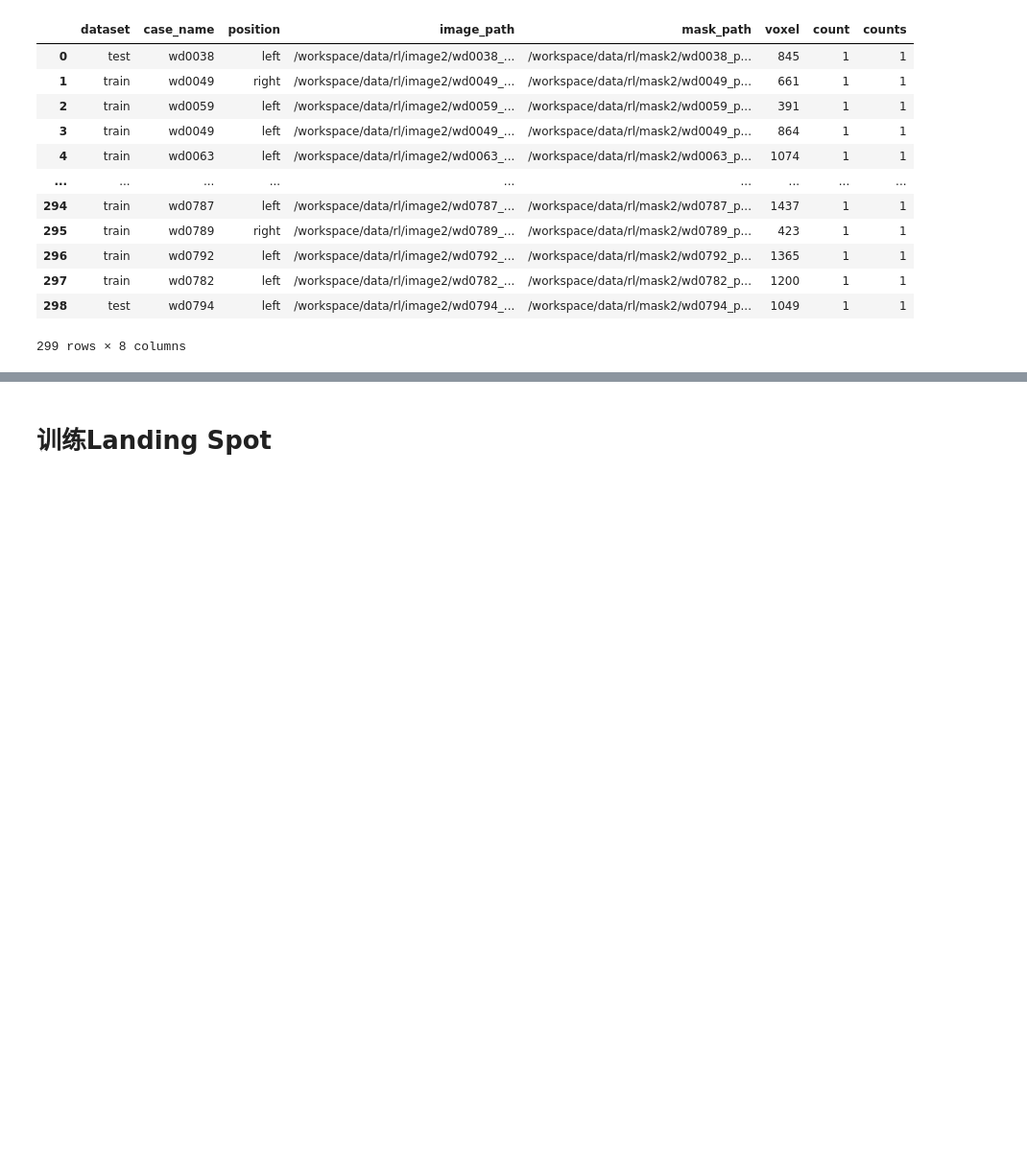
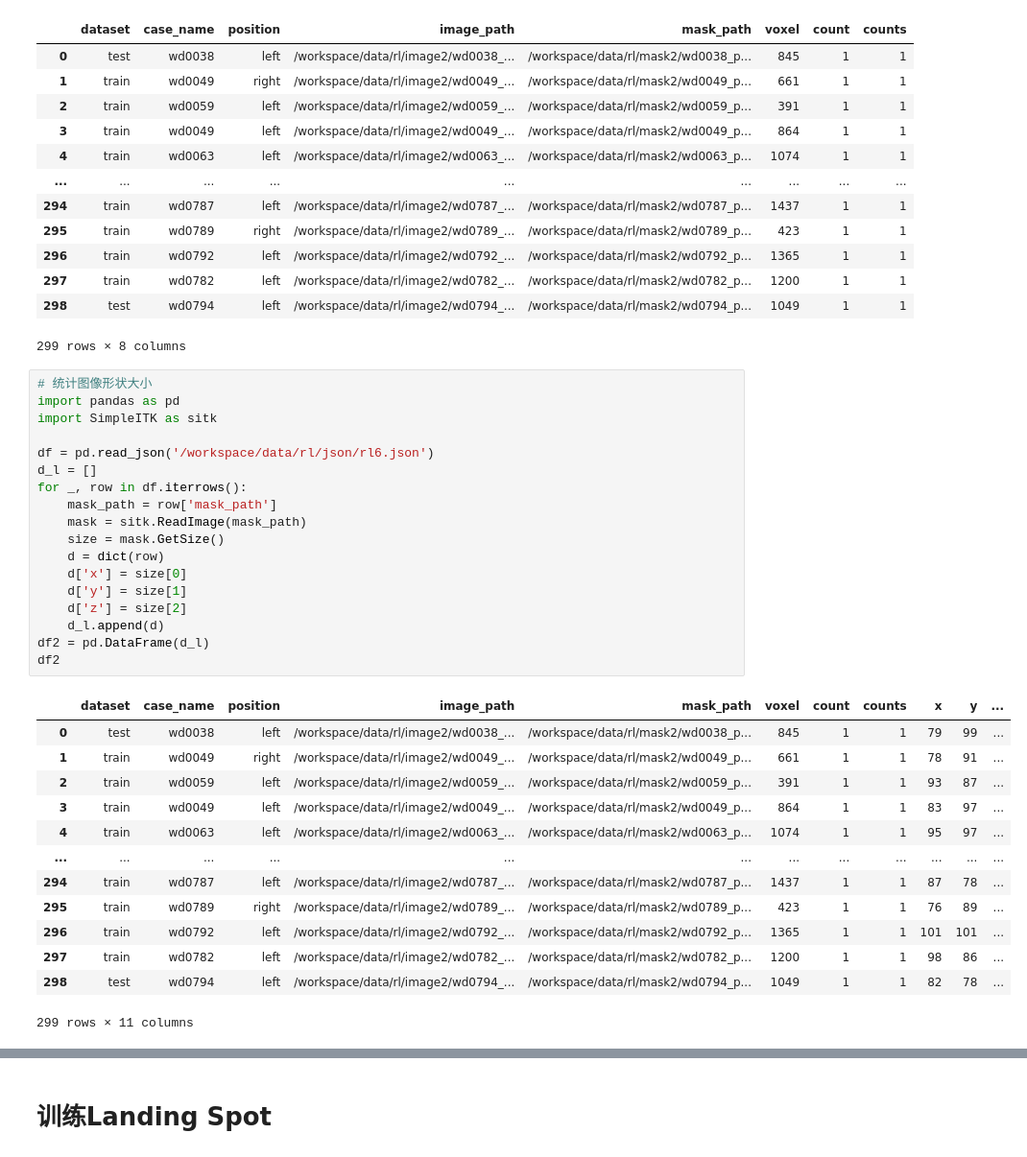
Before and after one commit to yhlujz/rl, a Jupyter notebook: rl.ipynb, the cells around one changed output, grey strips where cells are left out. Shown at 96% size. Cells and saved outputs as stored; diff of their text form; blank space fills up the shorter version.

```diff
--- a/rl.ipynb
+++ b/rl.ipynb
@@ -608,3 +608,35 @@ df
 | 297 | train | wd0782 | left | /workspace/data/rl/image2/wd0782_... | /workspace/data/rl/mask2/wd0782_p... | 1200 | 1 | 1 |
 | 298 | test | wd0794 | left | /workspace/data/rl/image2/wd0794_... | /workspace/data/rl/mask2/wd0794_p... | 1049 | 1 | 1 |
 299 rows × 8 columns
+# %%
+# 统计图像形状大小
+import pandas as pd
+import SimpleITK as sitk
+
+df = pd.read_json('/workspace/data/rl/json/rl6.json')
+d_l = []
+for _, row in df.iterrows():
+    mask_path = row['mask_path']
+    mask = sitk.ReadImage(mask_path)
+    size = mask.GetSize()
+    d = dict(row)
+    d['x'] = size[0]
+    d['y'] = size[1]
+    d['z'] = size[2]
+    d_l.append(d)
+df2 = pd.DataFrame(d_l)
+df2
+# %% [output]
+|  | dataset | case_name | position | image_path | mask_path | voxel | count | counts | x | y | ... |
+| 0 | test | wd0038 | left | /workspace/data/rl/image2/wd0038_... | /workspace/data/rl/mask2/wd0038_p... | 845 | 1 | 1 | 79 | 99 | ... |
+| 1 | train | wd0049 | right | /workspace/data/rl/image2/wd0049_... | /workspace/data/rl/mask2/wd0049_p... | 661 | 1 | 1 | 78 | 91 | ... |
+| 2 | train | wd0059 | left | /workspace/data/rl/image2/wd0059_... | /workspace/data/rl/mask2/wd0059_p... | 391 | 1 | 1 | 93 | 87 | ... |
+| 3 | train | wd0049 | left | /workspace/data/rl/image2/wd0049_... | /workspace/data/rl/mask2/wd0049_p... | 864 | 1 | 1 | 83 | 97 | ... |
+| 4 | train | wd0063 | left | /workspace/data/rl/image2/wd0063_... | /workspace/data/rl/mask2/wd0063_p... | 1074 | 1 | 1 | 95 | 97 | ... |
+| ... | ... | ... | ... | ... | ... | ... | ... | ... | ... | ... | ... |
+| 294 | train | wd0787 | left | /workspace/data/rl/image2/wd0787_... | /workspace/data/rl/mask2/wd0787_p... | 1437 | 1 | 1 | 87 | 78 | ... |
+| 295 | train | wd0789 | right | /workspace/data/rl/image2/wd0789_... | /workspace/data/rl/mask2/wd0789_p... | 423 | 1 | 1 | 76 | 89 | ... |
+| 296 | train | wd0792 | left | /workspace/data/rl/image2/wd0792_... | /workspace/data/rl/mask2/wd0792_p... | 1365 | 1 | 1 | 101 | 101 | ... |
+| 297 | train | wd0782 | left | /workspace/data/rl/image2/wd0782_... | /workspace/data/rl/mask2/wd0782_p... | 1200 | 1 | 1 | 98 | 86 | ... |
+| 298 | test | wd0794 | left | /workspace/data/rl/image2/wd0794_... | /workspace/data/rl/mask2/wd0794_p... | 1049 | 1 | 1 | 82 | 78 | ... |
+299 rows × 11 columns
```
Also changed, not shown: parts of 8 cells of this notebook, 8 other files.
